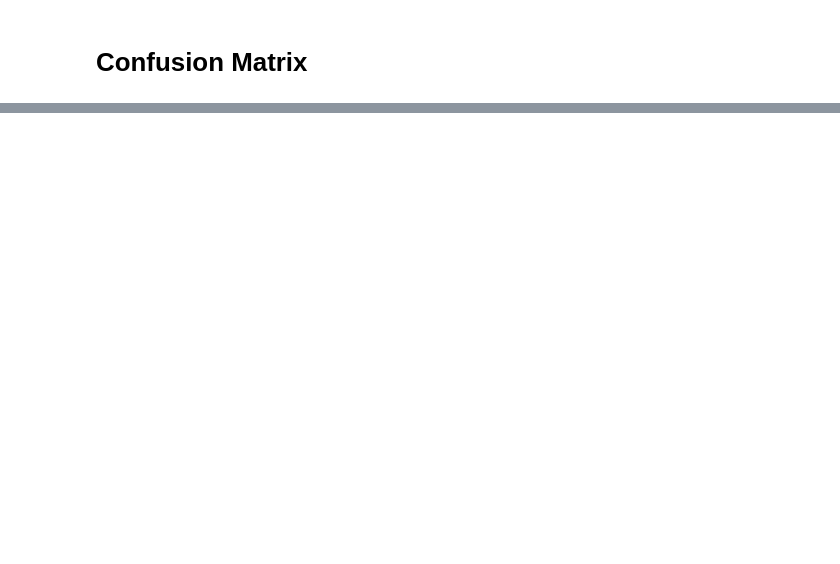
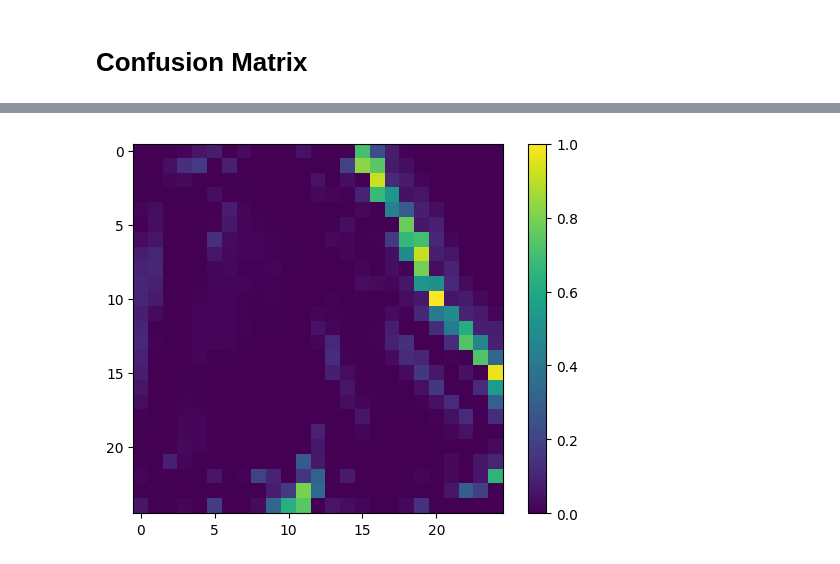
Before and after one commit to guswns7452/Perst, a Jupyter notebook: machineLearning/02_Fashion Type Classification Model/02-06_Model Evaluate (Female).ipynb, the cells around one changed output, grey strips where cells are left out. Drawn from its saved outputs; the diff is of its cells as text; code cells hidden in the pictures; blank space fills up the shorter version.

```diff
--- a/machineLearning/02_Fashion Type Classification Model/02-06_Model Evaluate (Female).ipynb
+++ b/machineLearning/02_Fashion Type Classification Model/02-06_Model Evaluate (Female).ipynb
@@ -351,0 +390,4 @@ Text(0.5, 1.0, 'Confusion Matrix')
+# %%
+for i in range(0, 10):
+  vis_img[i] = np.array(vis_img[i])
+  print(vis_img[i].shape)
@@ -351,0 +405,16 @@ Text(0.5, 1.0, 'Confusion Matrix')
+# %%
+# 시각화할 이미지들 출력
+for i in range(0, 10): # 라벨링이 10개
+  plt.figure(figsize=(10, 10))
+  for j in range(0, 10): # 각 라벨링당 이미지 10개
+    plt.subplot(1, 10, j+1)
+
+    if j==0:
+      plt.ylabel(label_name[i])
+
+    plt.xticks([])
+    plt.yticks([])
+    rgb_img = cv2.cvtColor(vis_img[i][j], cv2.COLOR_BGR2RGB)
+    plt.imshow(rgb_img)
+
+  plt.show()
@@ -351,0 +499,8 @@ Text(0.5, 1.0, 'Confusion Matrix')
+# %%
+heatmap = {}
+
+for i in range(0, 10):
+  print(str(i+1) + "번째 라벨 분석중...")
+  heatmap[i] = make_gradcam_heatmap(vis_img[i], saved_model, 'conv2d_37', pred_index=i)
+
+print("Complete")
@@ -351,0 +519,6 @@ Text(0.5, 1.0, 'Confusion Matrix')
+# %%
+plt.imshow(heatmap[0][0]);
+plt.colorbar()
+plt.show()
+# %% [output]
+[figure, added]
```
Also changed, not shown: parts of 23 cells of this notebook, 2 other files.
